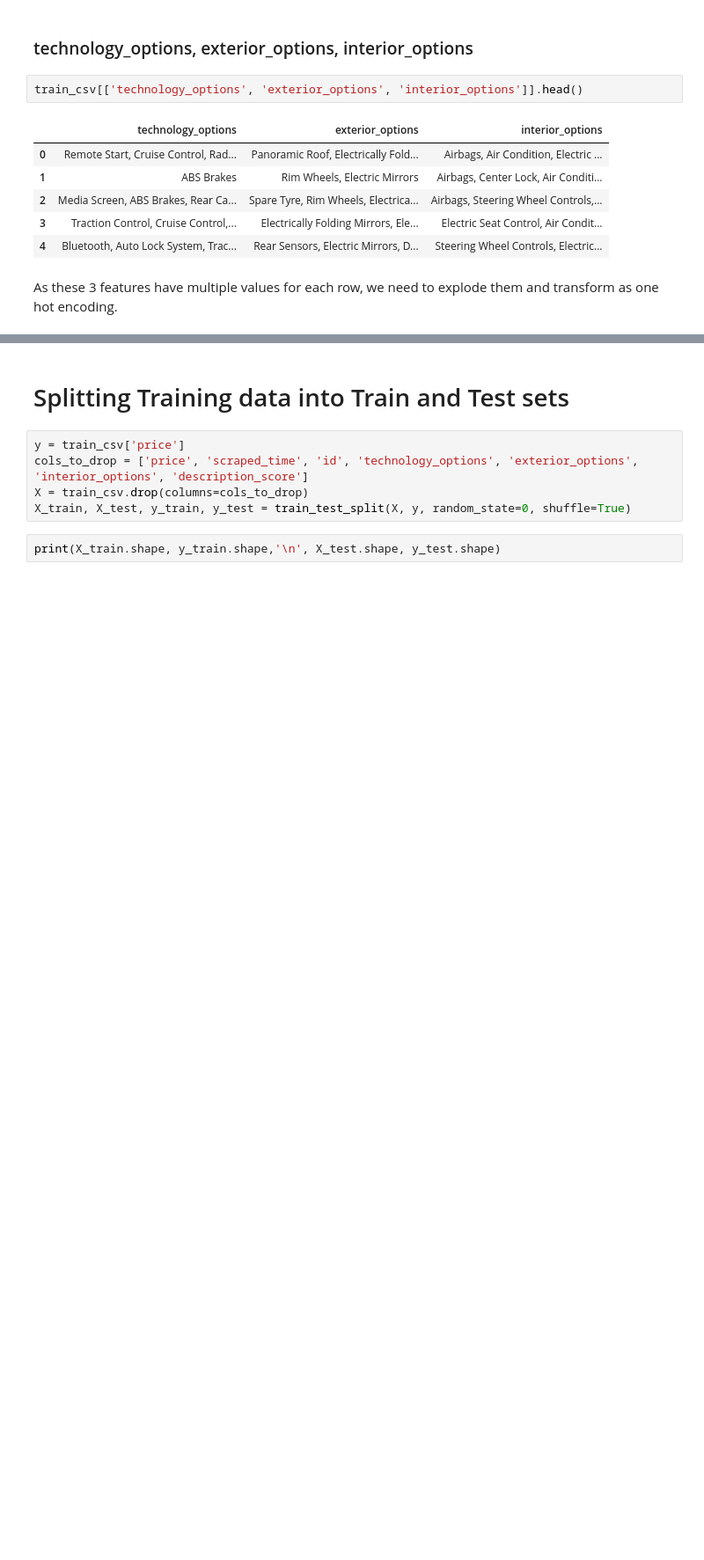
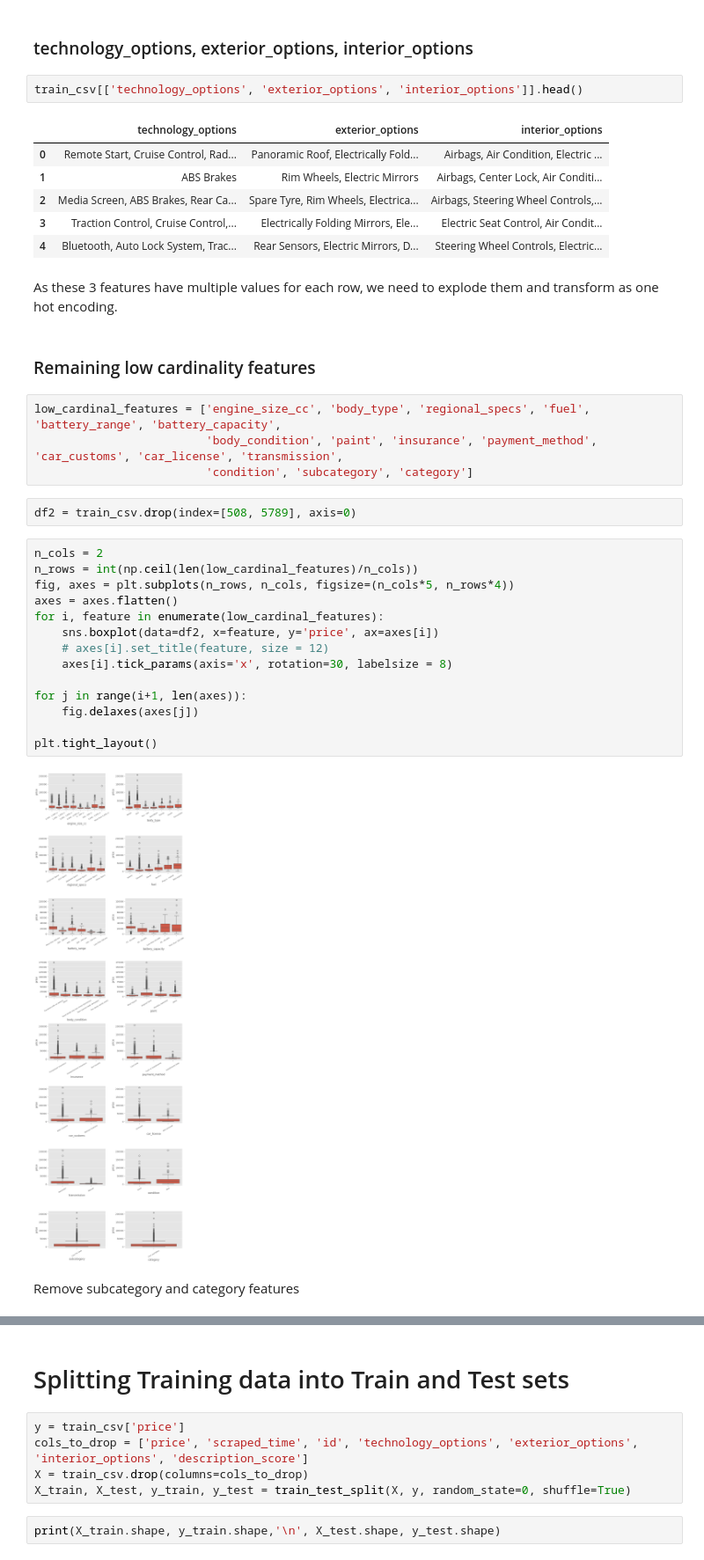
Before and after one commit to abhaykukade/Car-Price-Prediction, a Jupyter notebook: main.ipynb, the cells around one changed output, grey strips where cells are left out. Shown: that part at 88% size. Drawn from its saved outputs; the diff is of its cells as text; blank space fills up the shorter version.

```diff
--- a/main.ipynb
+++ b/main.ipynb
@@ -669,3 +673,29 @@ train_csv[['technology_options', 'exterior_options', 'interior_options']].head()
 | 4 | Bluetooth, Auto Lock System, Trac... | Rear Sensors, Electric Mirrors, D... | Steering Wheel Controls, Electric... |
 # %% [markdown]
 As these 3 features have multiple values for each row, we need to explode them and transform as one hot encoding.
+# %% [markdown]
+### Remaining low cardinality features
+# %%
+low_cardinal_features = ['engine_size_cc', 'body_type', 'regional_specs', 'fuel', 'battery_range', 'battery_capacity',
+                         'body_condition', 'paint', 'insurance', 'payment_method',	'car_customs', 'car_license', 'transmission',
+                         'condition', 'subcategory', 'category']
+# %%
+df2 = train_csv.drop(index=[508, 5789], axis=0)
+# %%
+n_cols = 2
+n_rows = int(np.ceil(len(low_cardinal_features)/n_cols))
+fig, axes = plt.subplots(n_rows, n_cols, figsize=(n_cols*5, n_rows*4))
+axes = axes.flatten()
+for i, feature in enumerate(low_cardinal_features):
+    sns.boxplot(data=df2, x=feature, y='price', ax=axes[i])
+    # axes[i].set_title(feature, size = 12)
+    axes[i].tick_params(axis='x', rotation=30, labelsize = 8)
+
+for j in range(i+1, len(axes)):
+    fig.delaxes(axes[j])
+
+plt.tight_layout()
+# %% [output]
+[figure, added]
+# %% [markdown]
+Remove subcategory and category features
```
Also changed, not shown: parts of 5 cells of this notebook.
